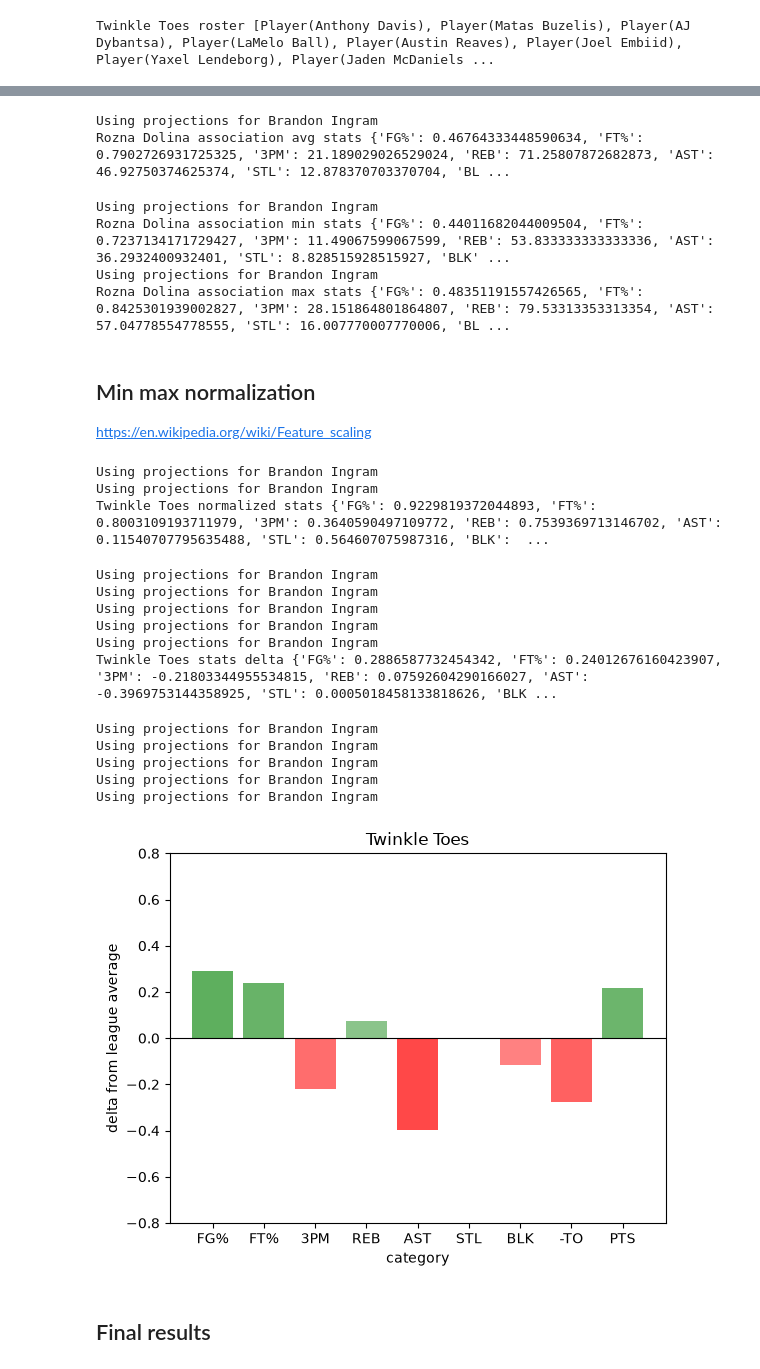
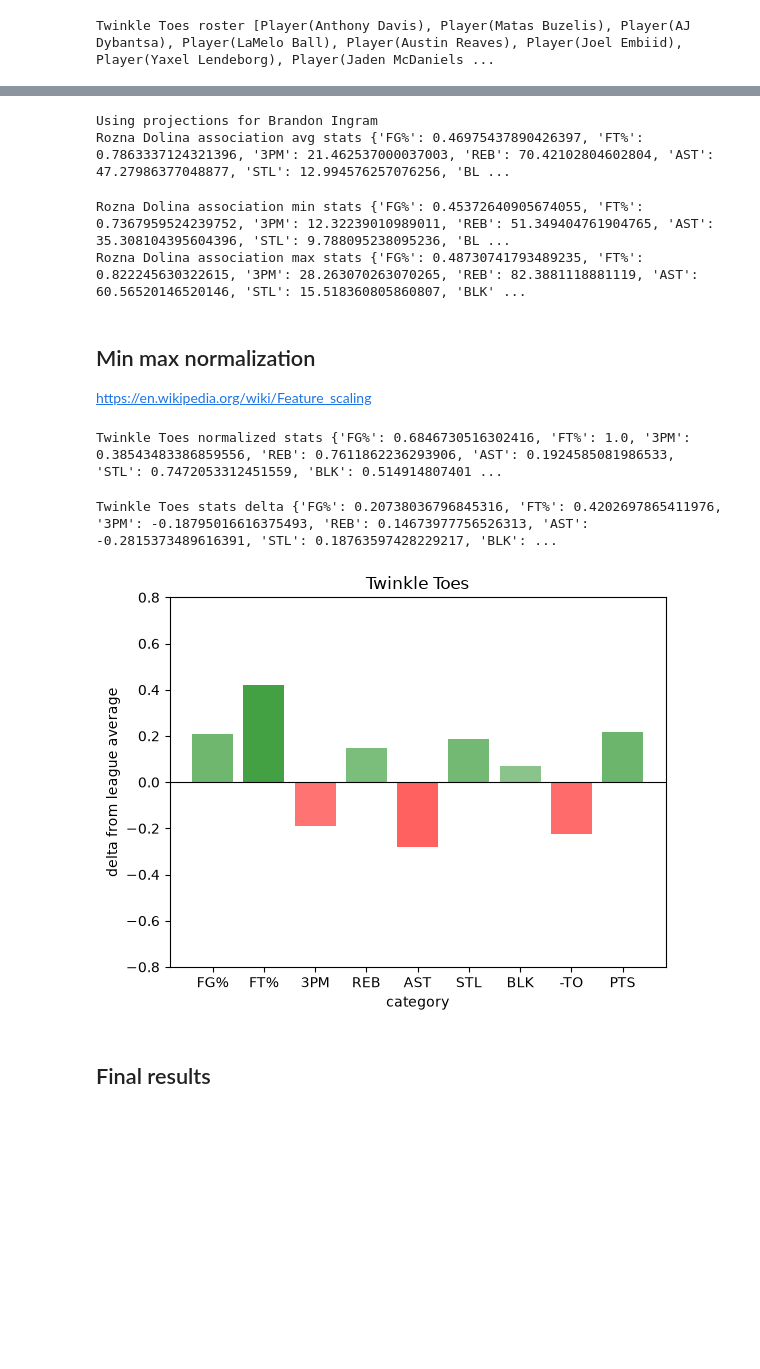
Before and after one commit to ta5946/fantasy-basketball, a Jupyter notebook: team_analysis.ipynb, the cells around one changed output, grey strips where cells are left out. Cells and saved outputs as stored; diff of their text form; code cells hidden in the pictures; blank space fills up the shorter version.

Commit message:
Fix division by zero and compute team stats once

```diff
--- a/team_analysis.ipynb
+++ b/team_analysis.ipynb
@@ -74,9 +79,11 @@ Twinkle Toes avg stats {'FG%': 0.48016970941220494, 'FT%': 0.8188037809923225, '
 # %%
+TEAM_STATS = {team.team_id: get_team_stats(team) for team in LEAGUE.teams}
+
 def get_league_stats():
     league_stats = {cat: 0 for cat in TEAM_CATEGORIES}
     n_teams = len(LEAGUE.teams)
     for team in LEAGUE.teams:
-        team_stats = get_team_stats(team)
+        team_stats = TEAM_STATS[team.team_id]
         for cat in TEAM_CATEGORIES:
             league_stats[cat] += team_stats[cat]
 
@@ -88,14 +95,14 @@ def get_league_stats():
 print(LEAGUE_NAME, 'avg stats', get_league_stats())
 # %% [output]
 Using projections for Brandon Ingram
-Rozna Dolina association avg stats {'FG%': 0.46764333448590634, 'FT%': 0.7902726931725325, '3PM': 21.189029026529024, 'REB': 71.25807872682873, 'AST': 46.92750374625374, 'STL': 12.878370703370704, 'BL ...
+Rozna Dolina association avg stats {'FG%': 0.46975437890426397, 'FT%': 0.7863337124321396, '3PM': 21.462537000037003, 'REB': 70.42102804602804, 'AST': 47.27986377048877, 'STL': 12.994576257076256, 'BL ...
 # %%
 import math
 
 def get_league_min():
     league_min = {cat: math.inf for cat in TEAM_CATEGORIES}
     for team in LEAGUE.teams:
-        team_stats = get_team_stats(team)
+        team_stats = TEAM_STATS[team.team_id]
         for cat in TEAM_CATEGORIES:
             league_min[cat] = min(league_min[cat], team_stats[cat])
     return league_min
@@ -103,7 +110,7 @@ def get_league_min():
 def get_league_max():
     league_max = {cat: -math.inf for cat in TEAM_CATEGORIES}
     for team in LEAGUE.teams:
-        team_stats = get_team_stats(team)
+        team_stats = TEAM_STATS[team.team_id]
         for cat in TEAM_CATEGORIES:
             league_max[cat] = max(league_max[cat], team_stats[cat])
     return league_max
@@ -112,32 +119,31 @@ def get_league_max():
 print(LEAGUE_NAME, 'min stats', get_league_min())
 print(LEAGUE_NAME, 'max stats', get_league_max())
 # %% [output]
-Using projections for Brandon Ingram
-Rozna Dolina association min stats {'FG%': 0.44011682044009504, 'FT%': 0.7237134171729427, '3PM': 11.49067599067599, 'REB': 53.833333333333336, 'AST': 36.2932400932401, 'STL': 8.828515928515927, 'BLK' ...
-Using projections for Brandon Ingram
-Rozna Dolina association max stats {'FG%': 0.48351191557426565, 'FT%': 0.8425301939002827, '3PM': 28.151864801864807, 'REB': 79.53313353313354, 'AST': 57.04778554778555, 'STL': 16.007770007770006, 'BL ...
+Rozna Dolina association min stats {'FG%': 0.45372640905674055, 'FT%': 0.7367959524239752, '3PM': 12.32239010989011, 'REB': 51.349404761904765, 'AST': 35.308104395604396, 'STL': 9.788095238095236, 'BL ...
+Rozna Dolina association max stats {'FG%': 0.48730741793489235, 'FT%': 0.822245630322615, '3PM': 28.263070263070265, 'REB': 82.3881118881119, 'AST': 60.56520146520146, 'STL': 15.518360805860807, 'BLK' ...
 # %% [markdown]
 ## Min max normalization
 
 https://en.wikipedia.org/wiki/Feature_scaling
 # %%
 def normalize_stats(stats, min, max):
+    normalized_stats = {cat: 0 for cat in TEAM_CATEGORIES}
     for cat in TEAM_CATEGORIES:
-        stats[cat] = (stats[cat] - min[cat]) / (max[cat] - min[cat])
-    return stats
+        normalized_stats[cat] = (stats[cat] - min[cat]) / (max[cat] - min[cat])
+    return normalized_stats
 
 
 print(team.team_name, 'normalized stats', normalize_stats(get_team_stats(team), get_league_min(), get_league_max()))
 # %% [output]
-Using projections for Brandon Ingram
-Using projections for Brandon Ingram
-Twinkle Toes normalized stats {'FG%': 0.9229819372044893, 'FT%': 0.8003109193711979, '3PM': 0.3640590497109772, 'REB': 0.7539369713146702, 'AST': 0.11540707795635488, 'STL': 0.564607075987316, 'BLK':  ...
+Twinkle Toes normalized stats {'FG%': 0.6846730516302416, 'FT%': 1.0, '3PM': 0.38543483386859556, 'REB': 0.7611862236293906, 'AST': 0.1924585081986533, 'STL': 0.7472053312451559, 'BLK': 0.514914807401 ...
 # %%
 def get_team_delta(team):
-    team_stats = get_team_stats(team)
+    team_stats = TEAM_STATS[team.team_id]
     league_stats = get_league_stats()
-    normalized_team_stats = normalize_stats(team_stats, get_league_min(), get_league_max())
-    normalized_league_stats = normalize_stats(league_stats, get_league_min(), get_league_max())
+    league_min = get_league_min()
+    league_max = get_league_max()
+    normalized_team_stats = normalize_stats(team_stats, league_min, league_max)
+    normalized_league_stats = normalize_stats(league_stats, league_min, league_max)
 
     team_delta = {cat: normalized_team_stats[cat] - normalized_league_stats[cat] for cat in TEAM_CATEGORIES}
     return team_delta
@@ -145,12 +151,7 @@ def get_team_delta(team):
 
 print(team.team_name, 'stats delta', get_team_delta(team))
 # %% [output]
-Using projections for Brandon Ingram
-Using projections for Brandon Ingram
-Using projections for Brandon Ingram
-Using projections for Brandon Ingram
-Using projections for Brandon Ingram
-Twinkle Toes stats delta {'FG%': 0.2886587732454342, 'FT%': 0.24012676160423907, '3PM': -0.21803344955534815, 'REB': 0.07592604290166027, 'AST': -0.3969753144358925, 'STL': 0.0005018458133818626, 'BLK ...
+Twinkle Toes stats delta {'FG%': 0.20738036796845316, 'FT%': 0.4202697865411976, '3PM': -0.18795016616375493, 'REB': 0.14673977756526313, 'AST': -0.2815373489616391, 'STL': 0.18763597428229217, 'BLK': ...
 # %%
 import matplotlib.pyplot as plt
 import matplotlib.colors as mcolors
@@ -163,39 +164,35 @@ def calculate_alpha(value):
     return min(max(raw, 0.0), 1.0)
 
 def plot_team_delta(team):
     team_delta = get_team_delta(team)
     display_team_delta = {cat: 0 for cat in DISPLAY_CATEGORIES}
     for cat in DISPLAY_CATEGORIES:
         if cat == '-TO':
             display_team_delta[cat] = -team_delta['TO']
         else:
             display_team_delta[cat] = team_delta[cat]
 
     display_colors = []
     for cat in DISPLAY_CATEGORIES:
         delta = display_team_delta[cat]
         if delta > 0:
             display_colors.append(mcolors.to_rgba('green', calculate_alpha(delta)))
         else:
             display_colors.append(mcolors.to_rgba('red', calculate_alpha(delta)))
 
+    plt.figure()
     plt.bar(display_team_delta.keys(), display_team_delta.values(), color=display_colors)
     plt.axhline(y=0, color='black', linewidth=0.8)
     plt.ylim(-0.8, 0.8)
     plt.title(team.team_name.strip())
     plt.xlabel('category')
     plt.ylabel('delta from league average')
 
 
 plot_team_delta(team)
 plt.show()
 # %% [output]
-Using projections for Brandon Ingram
-Using projections for Brandon Ingram
-Using projections for Brandon Ingram
-Using projections for Brandon Ingram
-Using projections for Brandon Ingram
-[figure, old version]
+[figure, new version]
 # %% [markdown]
 ## Final results
 # %%
```
Also changed, not shown: parts of 3 cells of this notebook, 12 other files.
